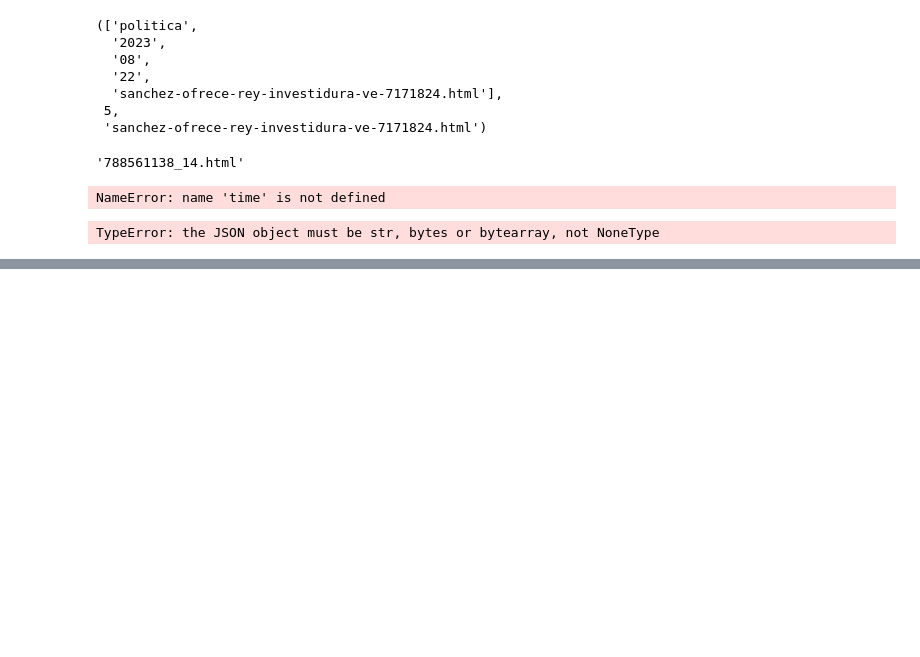
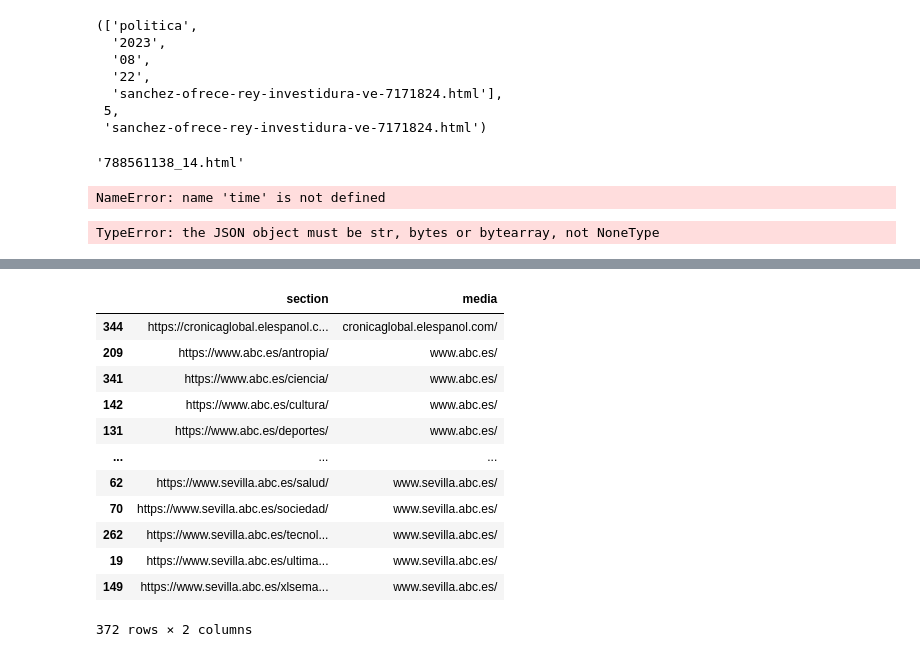
Before and after one commit to Marlup/Expected-news, a Jupyter notebook: testing/news-extraction-and-loading/unit-testing.ipynb, the cells around one changed output, grey strips where cells are left out. Cells and saved outputs as stored; diff of their text form; code cells hidden in the pictures; blank space fills up the shorter version.

```diff
--- a/testing/news-extraction-and-loading/unit-testing.ipynb
+++ b/testing/news-extraction-and-loading/unit-testing.ipynb
@@ -3201,0 +3536,19 @@ round(2.343, 2)
+# %%
+sections = pd.read_csv("../data/final_url_sections_v6.csv",
+                       header=0,
+                       sep=";").sort_values("section")
+sections
+# %% [output]
+|  | section | media |
+| 344 | https://cronicaglobal.elespanol.c... | cronicaglobal.elespanol.com/ |
+| 209 | https://www.abc.es/antropia/ | www.abc.es/ |
+| 341 | https://www.abc.es/ciencia/ | www.abc.es/ |
+| 142 | https://www.abc.es/cultura/ | www.abc.es/ |
+| 131 | https://www.abc.es/deportes/ | www.abc.es/ |
+| ... | ... | ... |
+| 62 | https://www.sevilla.abc.es/salud/ | www.sevilla.abc.es/ |
+| 70 | https://www.sevilla.abc.es/sociedad/ | www.sevilla.abc.es/ |
+| 262 | https://www.sevilla.abc.es/tecnol... | www.sevilla.abc.es/ |
+| 19 | https://www.sevilla.abc.es/ultima... | www.sevilla.abc.es/ |
+| 149 | https://www.sevilla.abc.es/xlsema... | www.sevilla.abc.es/ |
+372 rows × 2 columns
```
Also changed, not shown: parts of 42 cells of this notebook, 41 other files.
